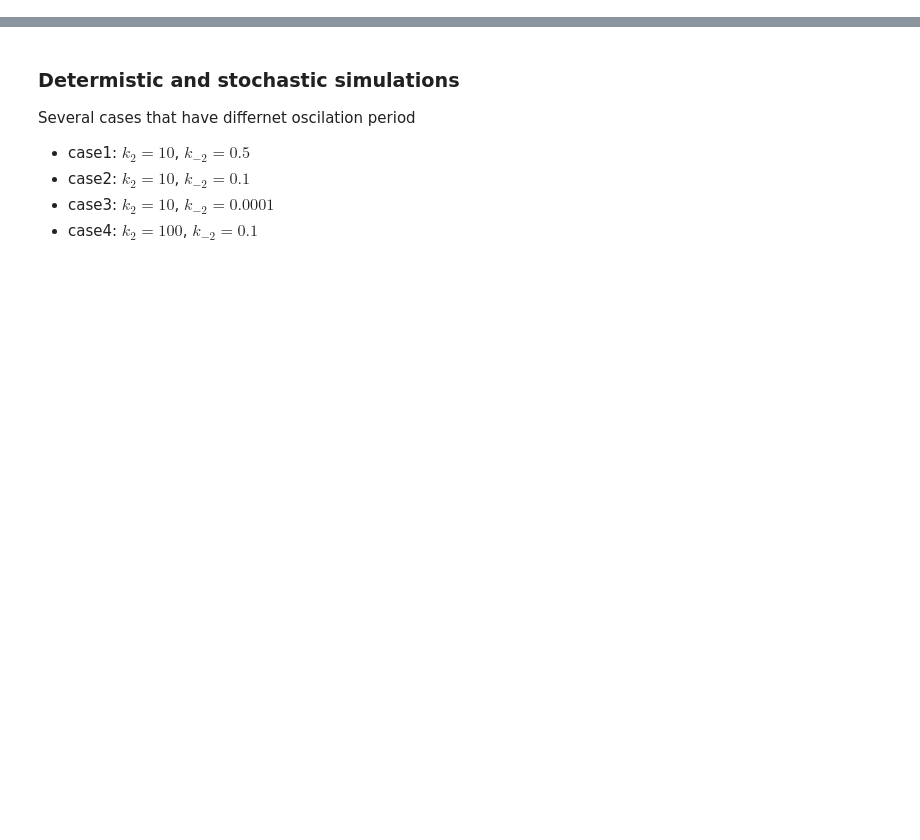
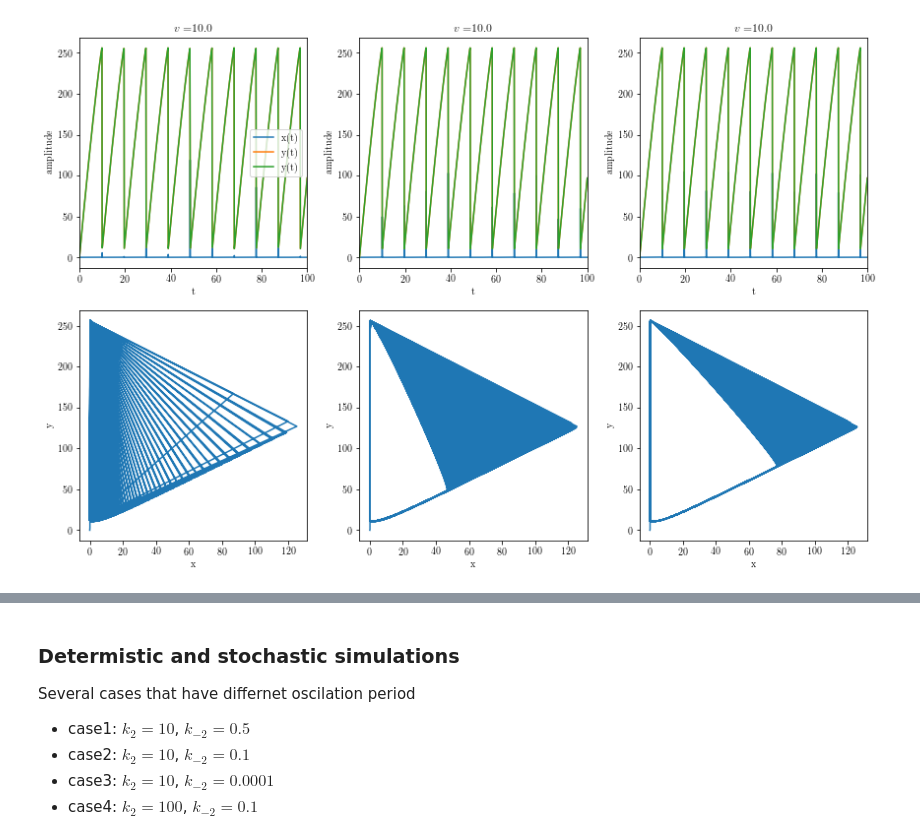
Before and after one commit to Wenping-Cui/Biological-Oscillators, a Jupyter notebook: Brusselator.ipynb, the cells around one changed output, grey strips where cells are left out. Drawn from its saved outputs; the diff is of its cells as text; code cells hidden in the pictures; blank space fills up the shorter version.

```diff
--- a/Brusselator.ipynb
+++ b/Brusselator.ipynb
@@ -60 +122,53 @@ plt.show()
+# %%
+v =10.0
+mu=4;
+k1=0.1;
+k_1=1.;
+k2=0.1;
+k3=1.;
+k_3=1.;
+k_2=k_1*k2/k1;
+a = 0.1*v;
+b = 0.3*v;
+t_scale=100;
+k1, k2, k3, k_1, k_2, k_3=t_scale*k1, t_scale*k2,t_scale*k3, t_scale*k_1, t_scale*k_2, t_scale*k_3
+def Brusse_Barato(Y, t, a, b,k1, k2, k3, k_1, k_2, k_3, mu, v):
+    x, y = Y
+    dYdt = np.array([a*k1-k_1*x+k3*(x**2)*y/v**2-k_3*(x**3)/v**2, k2*b-k_2*y+k_3*(x**3)/v**2-k3*(x**2)*y/v**2])
+    return dYdt
+t_f=2000
+N_t=100;
+t = np.linspace(0, t_f, N_t*t_f)
+Y0 = [v, v] # the intials
+
+plt.rc('text', usetex=True)
+plt.rc('font', family='serif')
+fig, ax = plt.subplots(2,3, figsize=(12, 8))
+axs = ax.ravel()
+i=0
+N_t_list=[10,100,1000]
+for ax, N_t in zip(axs[:3], v_list):
+    a = 0.1*v;
+    b = 0.3*v;
+    Y0 = [0, 0]
+    t = np.linspace(0, t_f, N_t*t_f)
+    sol = odeint(Brusse_Barato, Y0, t, args=(a, b,k1, k2, k3, k_1, 10**(-mu)*k_1*k2/k1, k_3, mu, v))
+    ax.plot(t[:], sol[:, 0], label='x(t)')
+    ax.plot(t[:], sol[:, 1], label='y(t)')
+    ax.plot(t[:], sol[:, 1], label='y(t)')
+    ax.set_xlim([0,100])
+    ax.set_title(r"$\displaystyle v=$"+str(v))
+    if i==0:
+        ax.legend(loc='best')
+    ax.set_xlabel('t')
+    ax.set_ylabel('amplitude')
+    axs[i+3].plot(sol[:, 0], sol[:, 1])
+    axs[i+3].set_xlabel('x')
+    axs[i+3].set_ylabel('y')
+    i=i+1
+plt.tight_layout()
+fig.savefig('Brusselator_Figures//Brusse_Barato_stepsize_determinstic.pdf',dpi=100)
+plt.show()
+# %% [output]
+[figure, added]
 # %%
```
Also changed, not shown: parts of 11 cells of this notebook, 15 other files.
